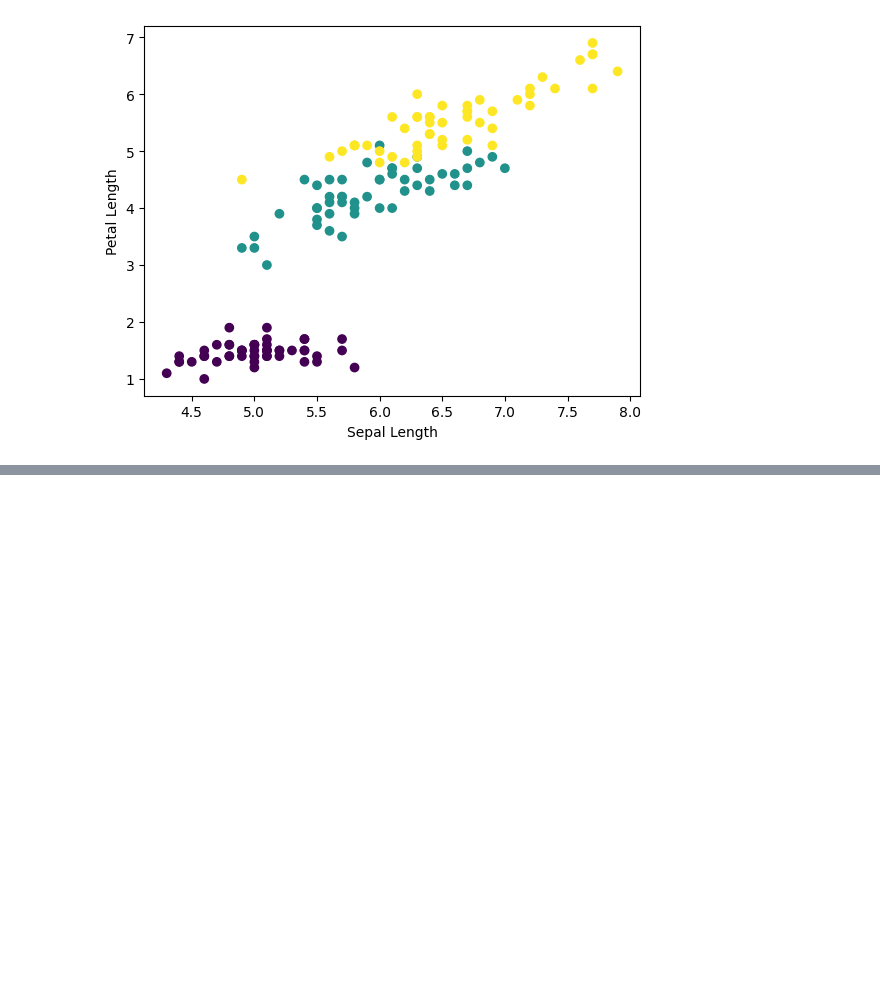
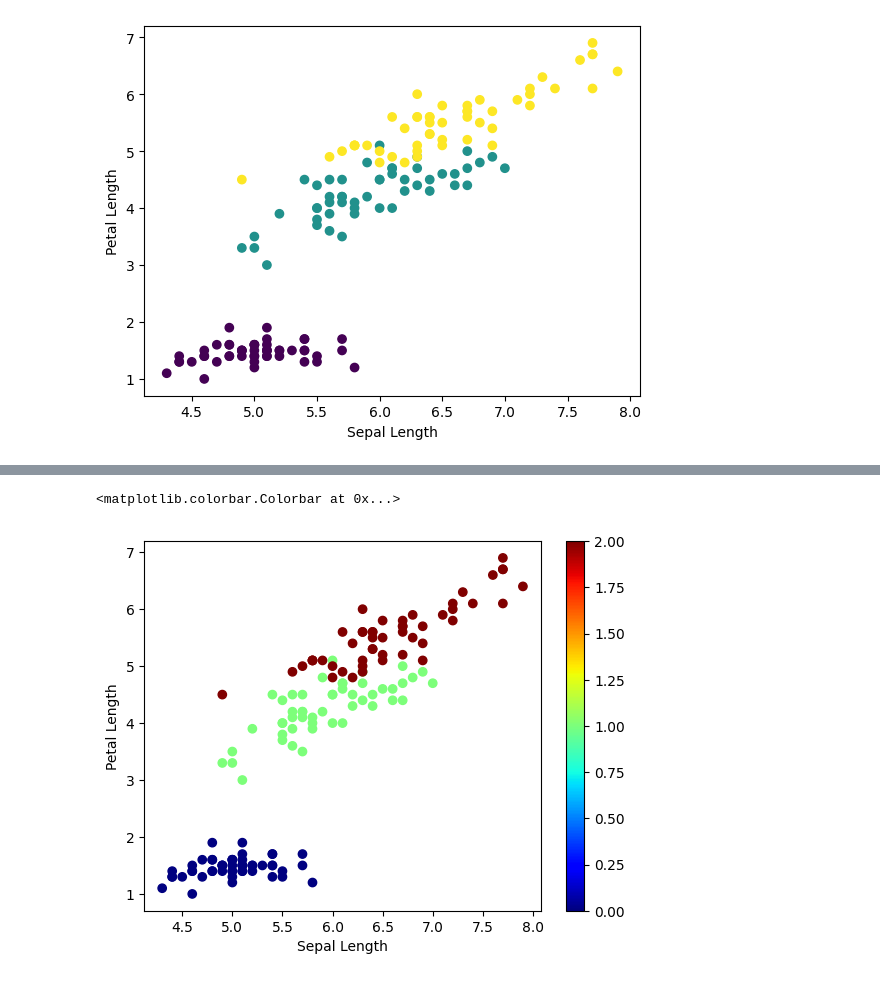
Before and after one commit to Muhammad-Waleed-Source/Matplotlib, a Jupyter notebook: Matplotlib_2.ipynb, the cells around one changed output, grey strips where cells are left out. Saved outputs shown, nothing was run; the diff lists cells and outputs as text; code cells hidden in the pictures; blank space fills up the shorter version.

```diff
--- a/Matplotlib_2.ipynb
+++ b/Matplotlib_2.ipynb
@@ -47,0 +58,15 @@ Text(0, 0.5, 'Petal Length')
+# %%
+# We can also check which color represent which value
+
+plt.scatter(iris['SepalLengthCm'], iris['PetalLengthCm'], c=iris['Species'], cmap='jet')
+
+plt.xlabel('Sepal Length')
+plt.ylabel('Petal Length')
+plt.colorbar()
+
+# Blue dots are in 0 range so they represent "Iris-setosa"
+# Green dots are in 1 range so they represent "Iris-versicolor"
+# Red dots are in 2 range so they represent "Iris-virginica"
+# %% [output]
+<matplotlib.colorbar.Colorbar at 0x...>
+[figure, added]
```
Also changed, not shown: parts of 2 cells of this notebook.
